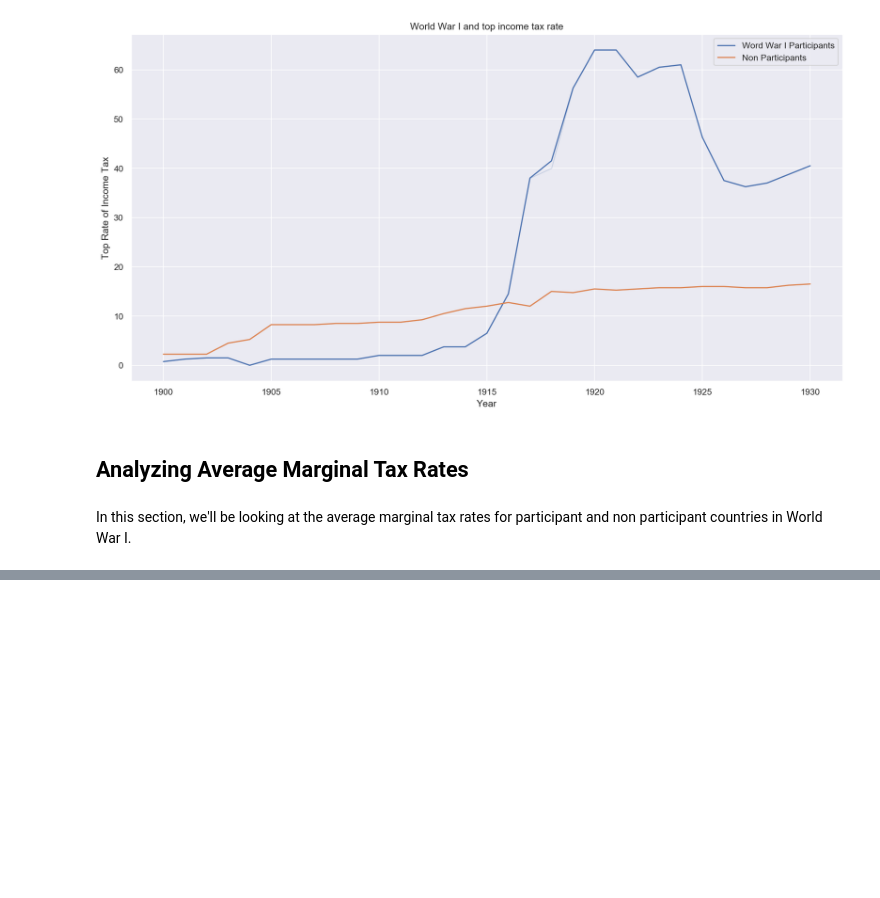
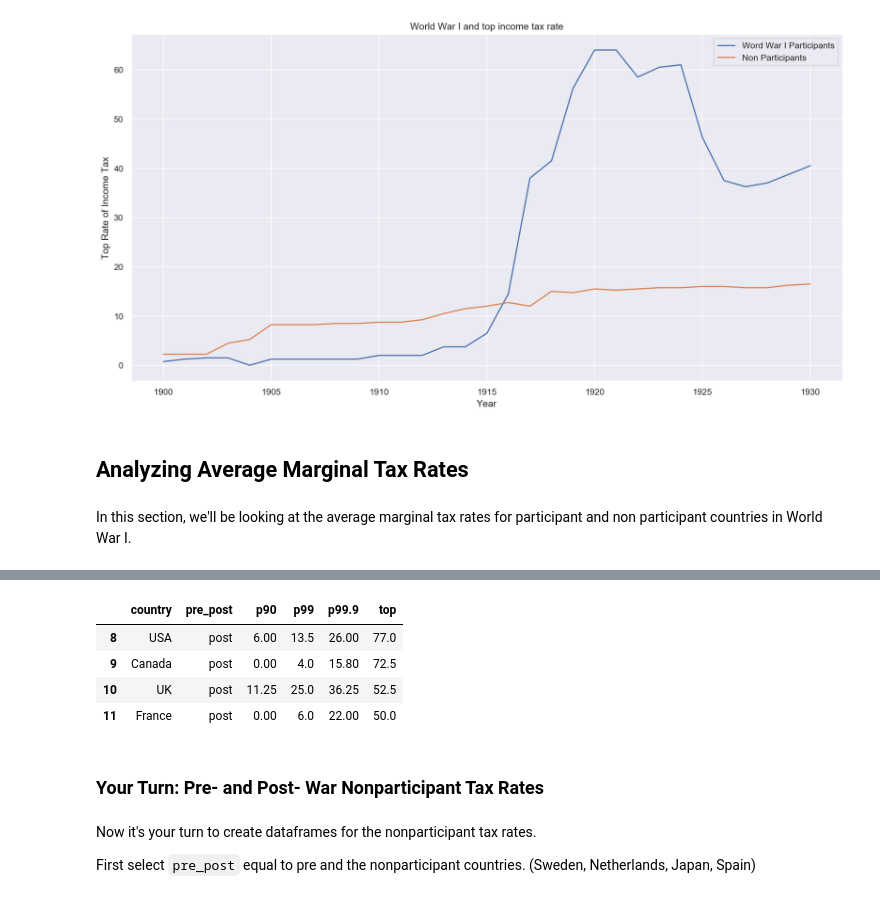
Before and after one commit to ds-modules/PS-88-21-DEV, a Jupyter notebook: lab/sheve_stasavage/student_facing_sheve_stasavage.ipynb, the cells around one changed output, grey strips where cells are left out. Cells and saved outputs as stored; diff of their text form; code cells hidden in the pictures; blank space fills up the shorter version.

```diff
--- a/lab/sheve_stasavage/student_facing_sheve_stasavage.ipynb
+++ b/lab/sheve_stasavage/student_facing_sheve_stasavage.ipynb
@@ -210,0 +226,21 @@ dtype: float64
+# %%
+usa_post = tax_data[(tax_data["country"]=="USA")& (tax_data["pre_post"]=="post")]
+canada_post = ...
+uk_post = ...
+france_post = ...
+# %%
+# This cell combines everything you selected in the previous cell into one dataframe
+post_tax_data_participants = usa_post.append(canada_post).append(uk_post).append(france_post)
+post_tax_data_participants
+# %% [output]
+|  | country | pre_post | p90 | p99 | p99.9 | top |
+| 8 | USA | post | 6.00 | 13.5 | 26.00 | 77.0 |
+| 9 | Canada | post | 0.00 | 4.0 | 15.80 | 72.5 |
+| 10 | UK | post | 11.25 | 25.0 | 36.25 | 52.5 |
+| 11 | France | post | 0.00 | 6.0 | 22.00 | 50.0 |
+# %% [markdown]
+### Your Turn: Pre- and Post- War Nonparticipant Tax Rates
+# %% [markdown]
+Now it's your turn to create dataframes for the nonparticipant tax rates.
+
+First select `pre_post` equal to pre and the nonparticipant countries. (Sweden, Netherlands, Japan, Spain)
```
Also changed, not shown: parts of 28 cells of this notebook.
